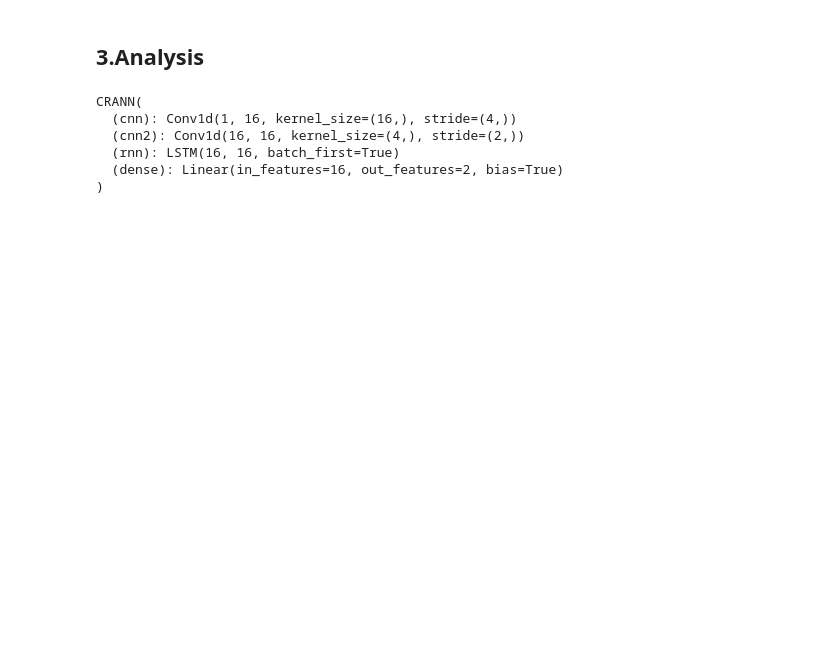
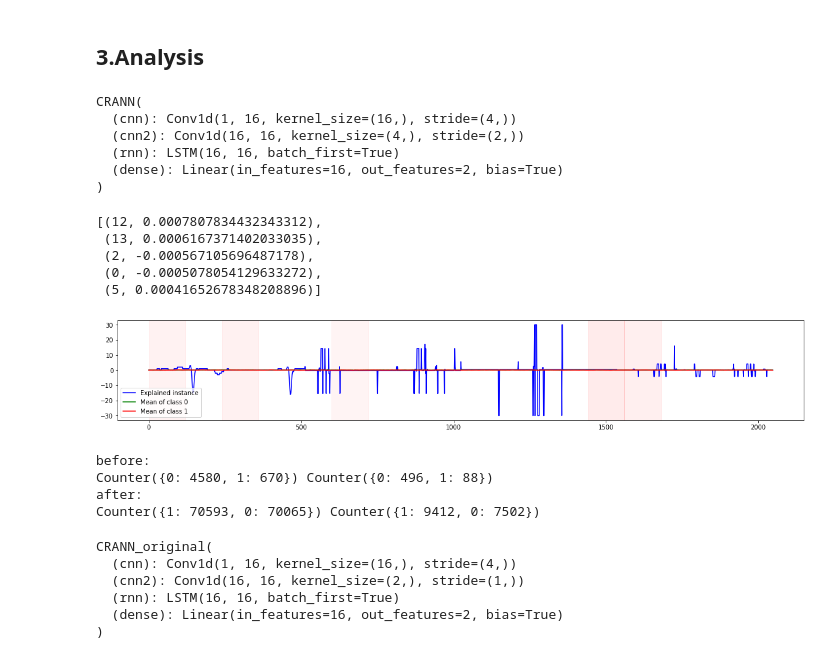
Before and after one commit to JoshuaQSH/LeedsUniversity-MSc-FinalProject, a Jupyter notebook: ECG/ECG_Classification.ipynb, the cells around one changed output. Drawn from its saved outputs; the diff is of its cells as text; code cells hidden in the pictures; blank space fills up the shorter version.

```diff
--- a/ECG/ECG_Classification.ipynb
+++ b/ECG/ECG_Classification.ipynb
@@ -535,7 +540,8 @@ class CRANN(nn.Module):
     return out
 
   def predict_proba(self, x):
-    if len(x.shape) < 3:
+    x = np.asarray(x).reshape(-1, 1,2048)
+    if len(x.shape) < 3 or x.shape[0] == 1:
       y = F.softmax(self.forward(torch.FloatTensor(x.reshape(1, 1, -1))), dim=1)
       pred = y.cpu().data.numpy()[0]
     else:
@@ -690,6 +679,7 @@ CRANN_71_0.9376.pt 0.9375871116751027
 # %% [markdown]
 ## 3.Analysis
 # %%
+best_model = 'CRANN_56_0.9371.pt'
 crann_model = CRANN(
     in_channels=1,
     out_channels=16,
@@ -698,7 +688,7 @@ crann_model = CRANN(
     verbose=False,
     n_classes=2,
     device=device)
-crann_model.load_state_dict(torch.load('models/'+best_model))
+crann_model.load_state_dict(torch.load('models/'+best_model, map_location=device))
 crann_model.eval()
 # Attention implemented by `nn.Parameter` (will not shown in summary layers)
 # %% [output]
@@ -741,9 +720,48 @@ series_ecg = X_test
 # %%
 # Counter({1: 29864, 0: 29558}) Counter({0: 3348, 1: 3255})
+X_test = X_test.reshape(-1, 2048)
+X_train = X_train.reshape(-1, 2048)
+idx_ecg = 0
+series_ecg = X_test[idx_ecg, :]
+num_slices_ecg = 17
+num_features_ecg = 5
 explainer = LimeTimeSeriesExplanation(class_names=['0', '1'], feature_selection='auto')
 
 exp = explainer.explain_instance(
-    X_test, crann_model.predict_proba, num_features=5,
-    num_samples=100, num_slices=1,
-    replacement_method='noise', training_set=X_train)
+    series_ecg, crann_model.predict_proba, training_set=X_train[:100],
+    num_slices=num_slices_ecg, num_features=num_features_ecg,
+    num_samples=100,
+    replacement_method='noise')
 exp.as_list()
+# %% [output]
+[(12, 0.0007807834432343312),
+ (13, 0.0006167371402033035),
+ (2, -0.000567105696487178),
+ (0, -0.0005078054129633272),
+ (5, 0.00041652678348208896)]
+# %%
+values_per_slice_ecg = len(series_ecg) // num_slices_ecg
+plt.rcParams["figure.figsize"] = (20,3)
+plt.plot(series_ecg, 'b', label='Explained instance')
+plt.plot(X_test[np.where(Y_test==0)[0]].mean(axis=0), color='green',
+        label='Mean of class 0')
+plt.plot(X_test[np.where(Y_test==1)[0]].mean(axis=0), color='red',
+        label='Mean of class 1')
+for i in range(num_features_ecg):
+    feature, weight = exp.as_list()[i]
+    start = feature * values_per_slice_ecg
+    end = start + values_per_slice_ecg
+    plt.axvspan(start , end, color='red', alpha=abs(weight*100))
+plt.legend(loc='lower left')
+plt.show()
+# %% [output]
+[figure, added]
+# %%
+# how about original data with slide and cut
+X_train2, X_test2, Y_train2, Y_test2, _ = read_data(
+    DATA_PATH, window_size=win_size, stride=stride, cut=True, bit=True)
+# %% [output]
+before:
+Counter({0: 4580, 1: 670}) Counter({0: 496, 1: 88})
+after:
+Counter({1: 70593, 0: 70065}) Counter({1: 9412, 0: 7502})
@@ -749,0 +891,20 @@ exp.as_list()
+# %%
+best_model2 = 'origin_CRANN_44_0.9277.pt'
+crann_model2 = CRANN_original(
+    in_channels=1,
+    out_channels=16,
+    att_channels=16,
+    n_len_seg=32,
+    verbose=False,
+    n_classes=2,
+    device=device)
+crann_model2.load_state_dict(torch.load('models/'+best_model2, map_location=device))
+crann_model2.eval()
+# train(crann_model2, dataloader, dataloader_test, is_debug=True, summ=True)
+# %% [output]
+CRANN_original(
+  (cnn): Conv1d(1, 16, kernel_size=(16,), stride=(4,))
+  (cnn2): Conv1d(16, 16, kernel_size=(2,), stride=(1,))
+  (rnn): LSTM(16, 16, batch_first=True)
+  (dense): Linear(in_features=16, out_features=2, bias=True)
+)
```
Also changed, not shown: parts of 23 cells of this notebook.
